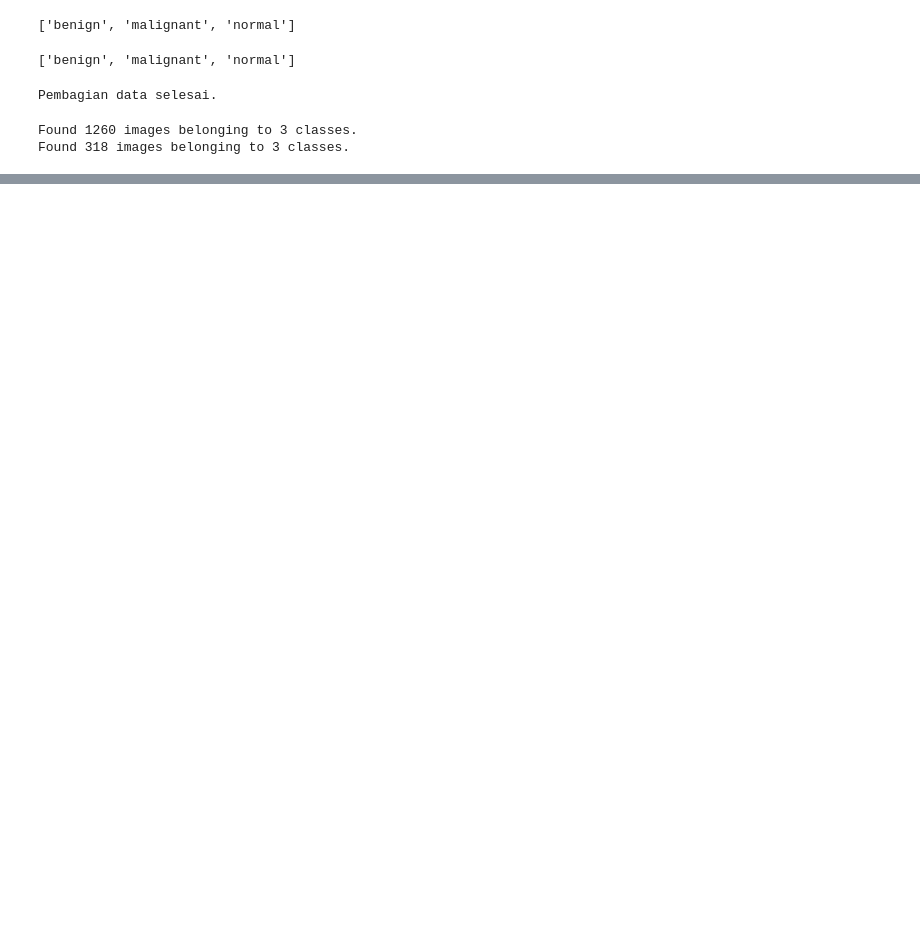
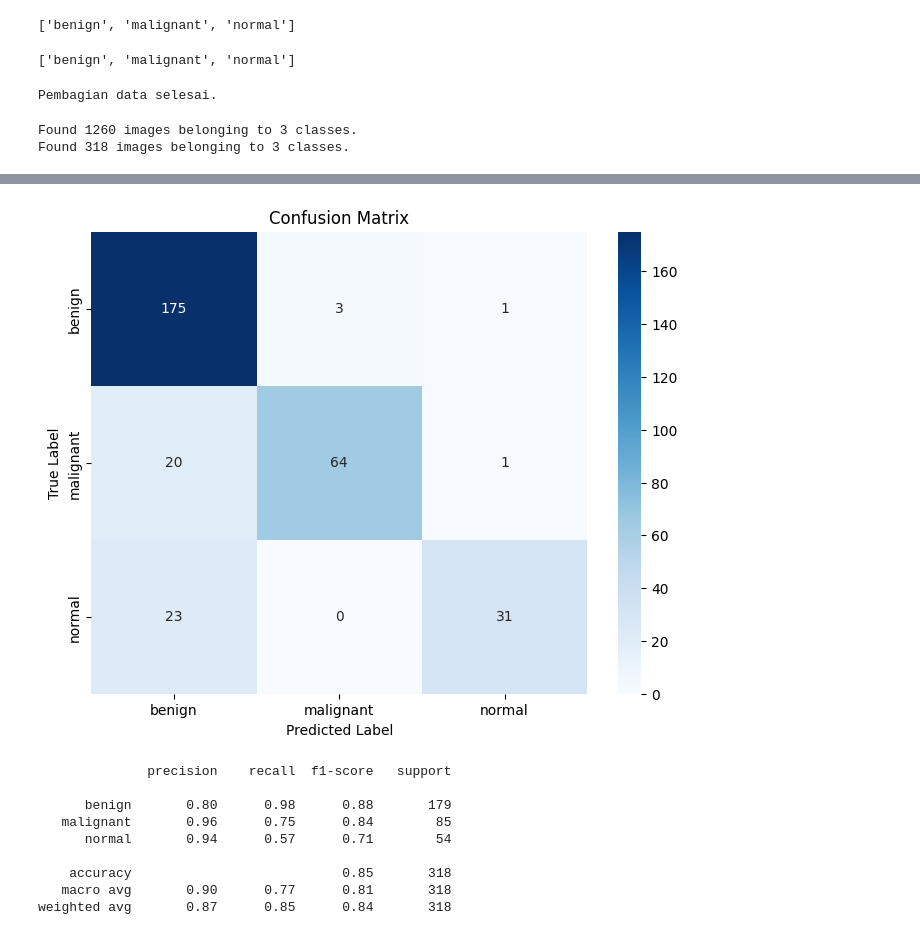
Before and after one commit to royhankamil/MammoMind, a Jupyter notebook: breast_cancer_by_image.ipynb, the cells around one changed output, grey strips where cells are left out. Drawn from its saved outputs; the diff is of its cells as text; code cells hidden in the pictures; blank space fills up the shorter version.

```diff
--- a/breast_cancer_by_image.ipynb
+++ b/breast_cancer_by_image.ipynb
@@ -180,0 +240,18 @@ Validation Accuracy: 33.33%
+# %%
+
+y_true = validation_generator.classes  # Label asli
+y_pred_prob = model.predict(validation_generator)  # Prediksi probabilitas
+y_pred = np.argmax(y_pred_prob, axis=1)  # Prediksi kelas
+
+# Confusion Matrix
+cm = confusion_matrix(y_true, y_pred)
+plt.figure(figsize=(8, 6))
+sns.heatmap(cm, annot=True, fmt="d", cmap="Blues", xticklabels=validation_generator.class_indices.keys(), yticklabels=validation_generator.class_indices.keys())
+plt.xlabel("Predicted Label")
+plt.ylabel("True Label")
+plt.title("Confusion Matrix")
+plt.show()
+
+# Classification Report (akurasinya per kelas, precision, recall, f1-score)
+print(classification_report(y_true, y_pred, target_names=validation_generator.class_indices.keys()))
+# %% [output]
@@ -180,0 +259,10 @@ Validation Accuracy: 33.33%
+[figure, added]
+              precision    recall  f1-score   support
+
+      benign       0.80      0.98      0.88       179
+   malignant       0.96      0.75      0.84        85
+      normal       0.94      0.57      0.71        54
+
+    accuracy                           0.85       318
+   macro avg       0.90      0.77      0.81       318
+weighted avg       0.87      0.85      0.84       318
```
Also changed, not shown: parts of 11 cells of this notebook, 1 other file.
